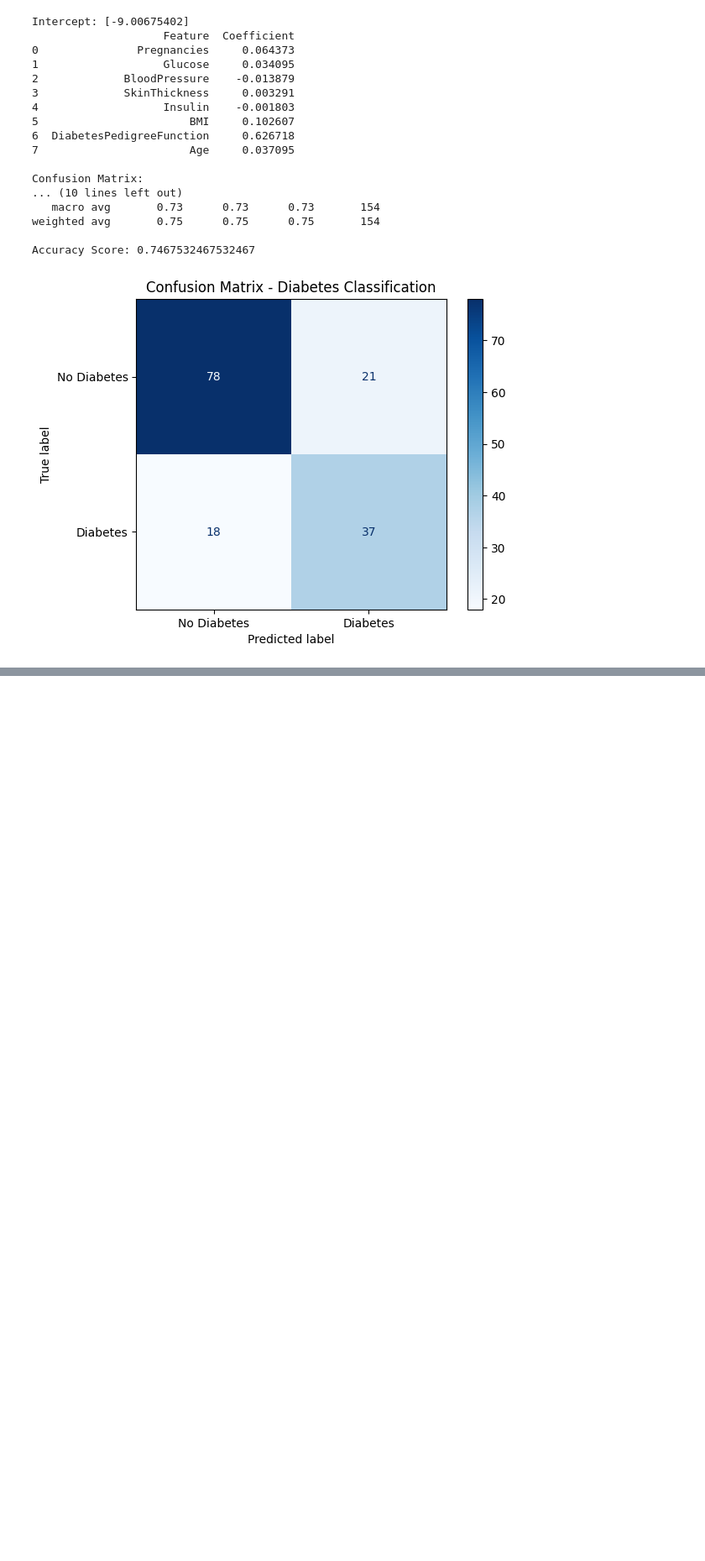
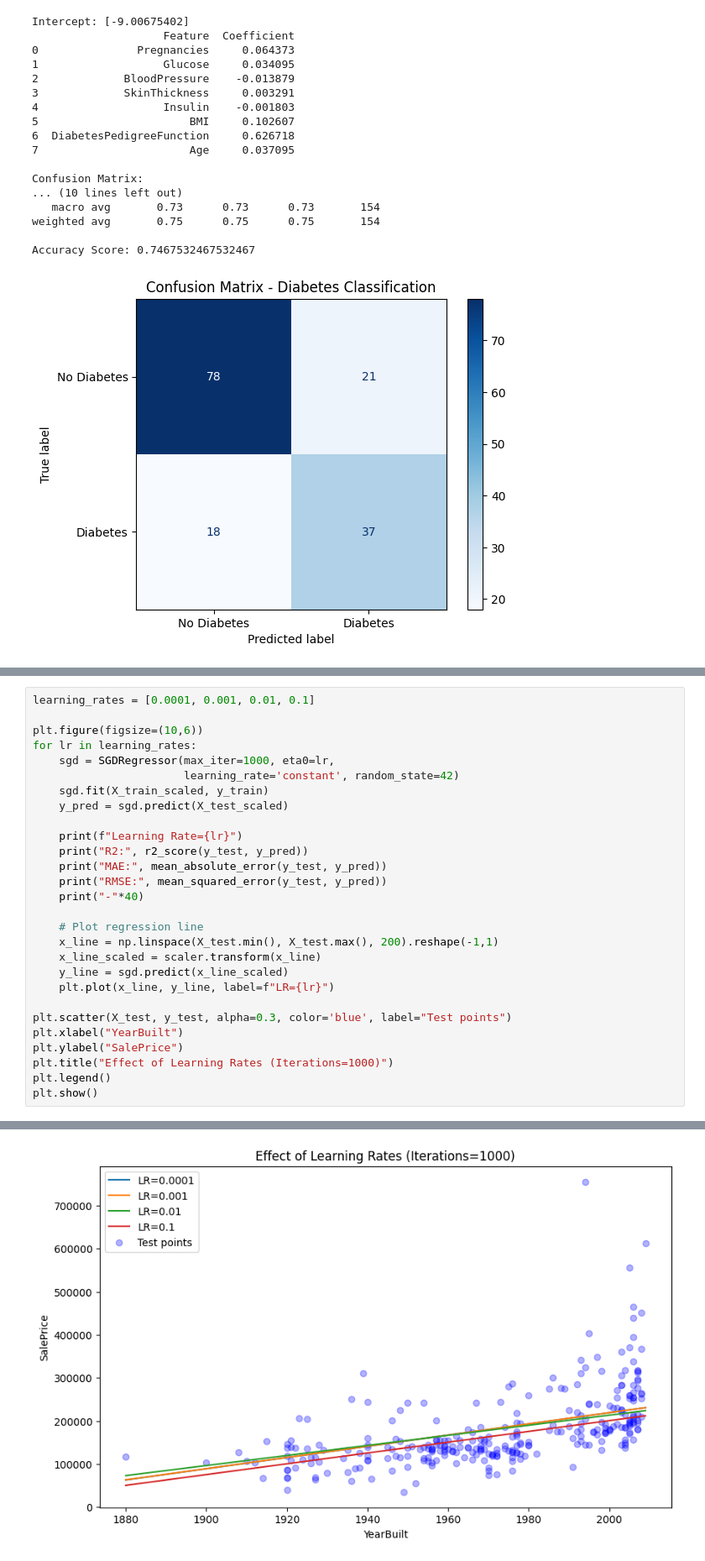
Before and after one commit to shashidhar078/MyPandas, a Jupyter notebook: pandasbasic.ipynb, the cells around one changed output, grey strips where cells are left out. Shown at 84% size. Cells and saved outputs as stored; diff of their text form; blank space fills up the shorter version.

```diff
--- a/pandasbasic.ipynb
+++ b/pandasbasic.ipynb
@@ -1025,0 +1270,29 @@ Accuracy Score: 0.7467532467532467
+# %%
+learning_rates = [0.0001, 0.001, 0.01, 0.1]
+
+plt.figure(figsize=(10,6))
+for lr in learning_rates:
+    sgd = SGDRegressor(max_iter=1000, eta0=lr,
+                       learning_rate='constant', random_state=42)
+    sgd.fit(X_train_scaled, y_train)
+    y_pred = sgd.predict(X_test_scaled)
+
+    print(f"Learning Rate={lr}")
+    print("R2:", r2_score(y_test, y_pred))
+    print("MAE:", mean_absolute_error(y_test, y_pred))
+    print("RMSE:", mean_squared_error(y_test, y_pred))
+    print("-"*40)
+
+    # Plot regression line
+    x_line = np.linspace(X_test.min(), X_test.max(), 200).reshape(-1,1)
+    x_line_scaled = scaler.transform(x_line)
+    y_line = sgd.predict(x_line_scaled)
+    plt.plot(x_line, y_line, label=f"LR={lr}")
+
+plt.scatter(X_test, y_test, alpha=0.3, color='blue', label="Test points")
+plt.xlabel("YearBuilt")
+plt.ylabel("SalePrice")
+plt.title("Effect of Learning Rates (Iterations=1000)")
+plt.legend()
+plt.show()
+# %% [output]
@@ -1025,0 +1319 @@ Accuracy Score: 0.7467532467532467
+[figure, added]
```
Also changed, not shown: parts of 14 cells of this notebook.
